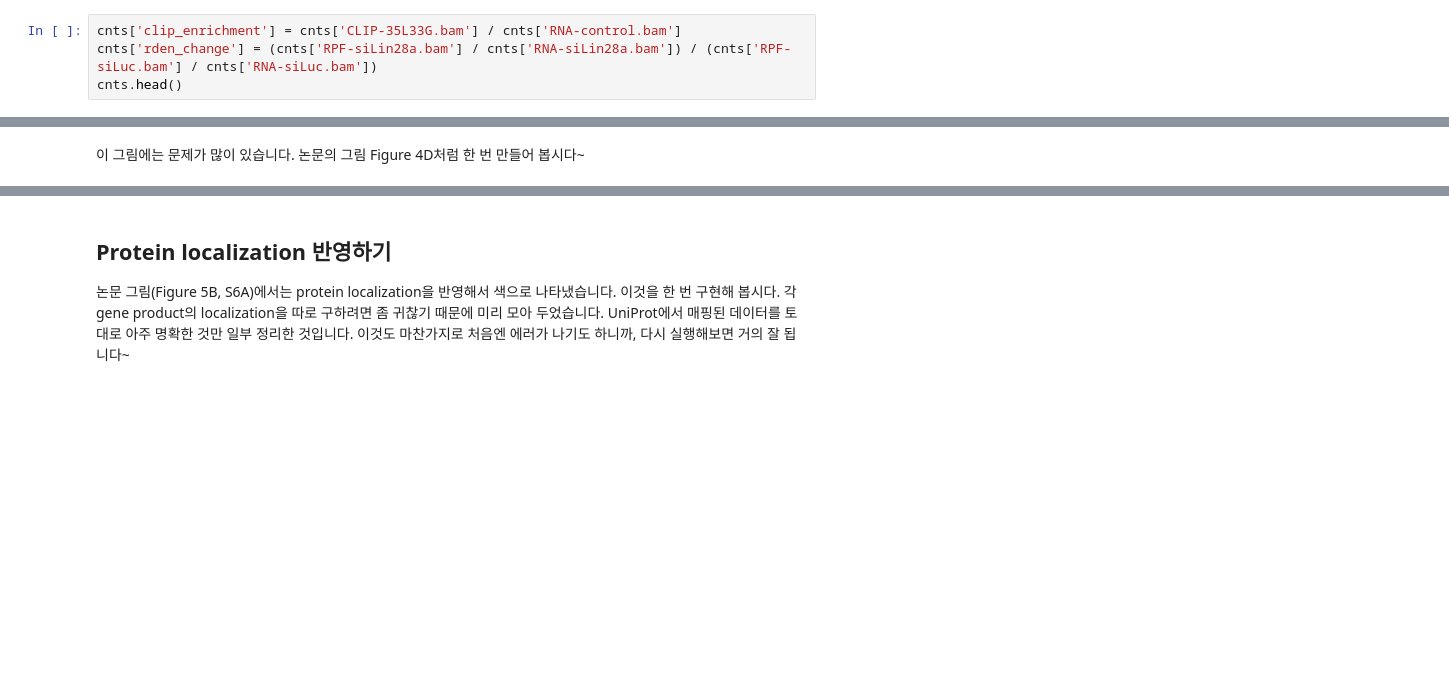
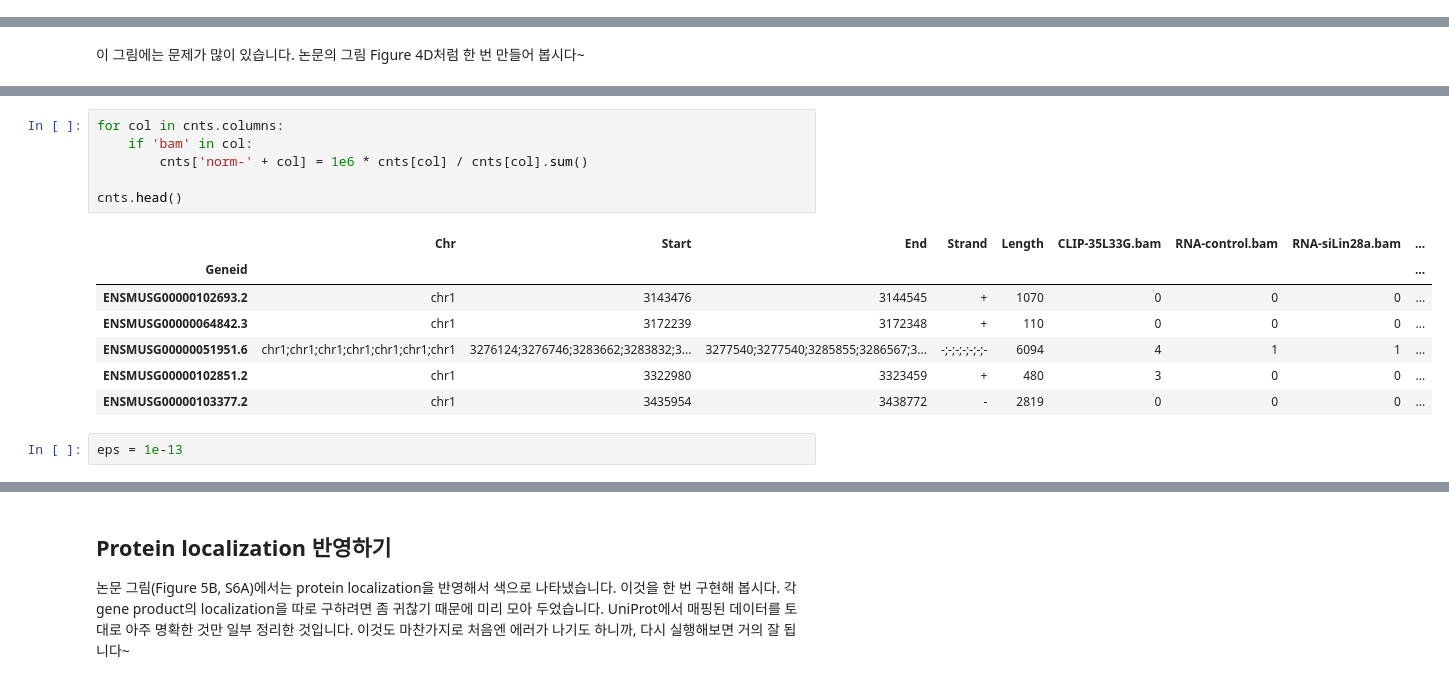
Before and after one commit to mahoon2/bioinfo1, a Jupyter notebook: CoLab_TermProj_2025_1.ipynb, the cells around one changed output, grey strips where cells are left out. Saved outputs shown, nothing was run; the diff lists cells and outputs as text; blank space fills up the shorter version.

```diff
--- a/CoLab_TermProj_2025_1.ipynb
+++ b/CoLab_TermProj_2025_1.ipynb
@@ -216,4 +51,0 @@ cnts.head()
-# %%
-cnts['clip_enrichment'] = cnts['CLIP-35L33G.bam'] / cnts['RNA-control.bam']
-cnts['rden_change'] = (cnts['RPF-siLin28a.bam'] / cnts['RNA-siLin28a.bam']) / (cnts['RPF-siLuc.bam'] / cnts['RNA-siLuc.bam'])
-cnts.head()
@@ -241,0 +83,16 @@ ax.scatter(np.log2(cnts['clip_enrichment']),
+# %%
+for col in cnts.columns:
+    if 'bam' in col:
+        cnts['norm-' + col] = 1e6 * cnts[col] / cnts[col].sum()
+
+cnts.head()
+# %% [output]
+|  | Chr | Start | End | Strand | Length | CLIP-35L33G.bam | RNA-control.bam | RNA-siLin28a.bam | ... |
+| Geneid |  |  |  |  |  |  |  |  | ... |
+| ENSMUSG00000102693.2 | chr1 | 3143476 | 3144545 | + | 1070 | 0 | 0 | 0 | ... |
+| ENSMUSG00000064842.3 | chr1 | 3172239 | 3172348 | + | 110 | 0 | 0 | 0 | ... |
+| ENSMUSG00000051951.6 | chr1;chr1;chr1;chr1;chr1;chr1;chr1 | 3276124;3276746;3283662;3283832;3... | 3277540;3277540;3285855;3286567;3... | -;-;-;-;-;-;- | 6094 | 4 | 1 | 1 | ... |
+| ENSMUSG00000102851.2 | chr1 | 3322980 | 3323459 | + | 480 | 3 | 0 | 0 | ... |
+| ENSMUSG00000103377.2 | chr1 | 3435954 | 3438772 | - | 2819 | 0 | 0 | 0 | ... |
+# %%
+eps = 1e-13
```
Also changed, not shown: parts of 51 cells of this notebook, 1 other file.
